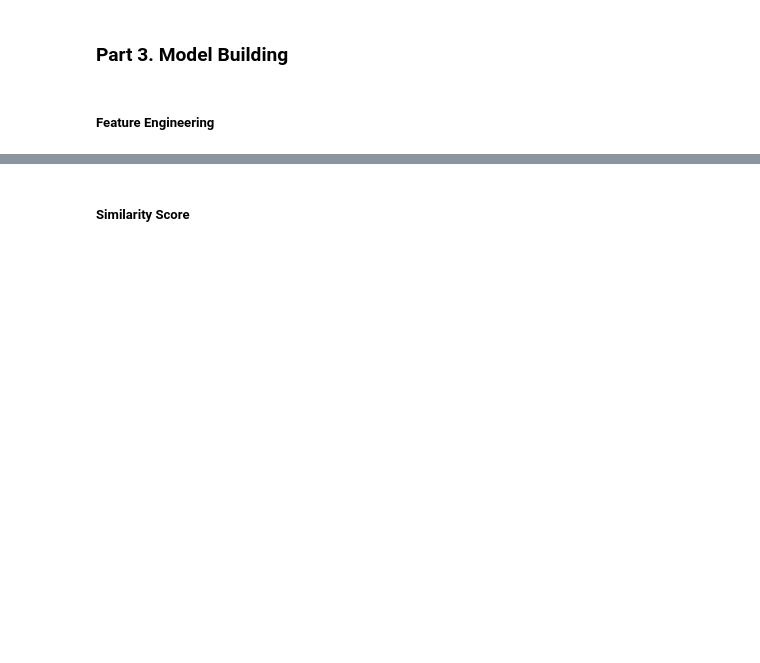
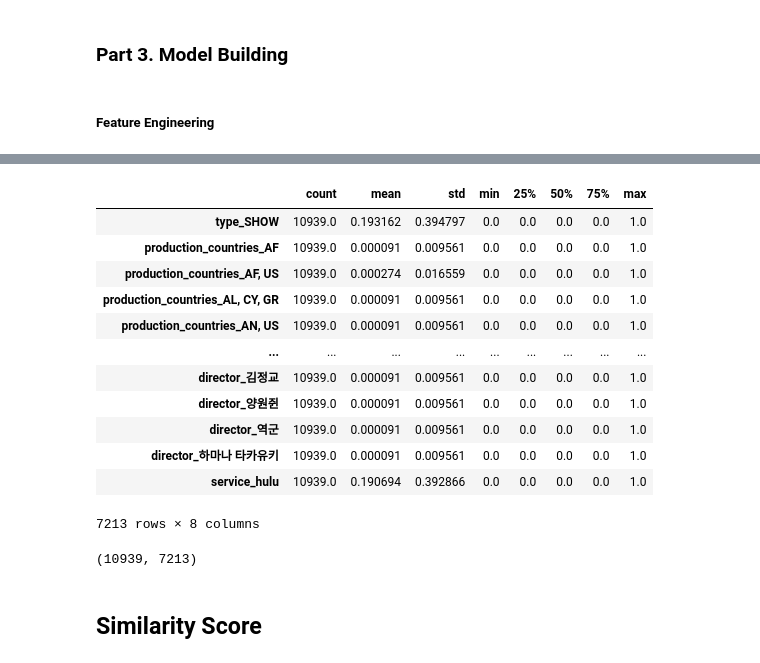
Before and after one commit to aprativ/Capstone-Project, a Jupyter notebook: movies.ipynb, the cells around one changed output, grey strips where cells are left out. Drawn from its saved outputs; the diff is of its cells as text; code cells hidden in the pictures; blank space fills up the shorter version.

```diff
--- a/movies.ipynb
+++ b/movies.ipynb
@@ -386,4 +417,9 @@ Index(['id', 'title', 'type', 'description', 'release_year',
+# %%
+df.drop(['id', 'imdb_id','person_id'], axis=1, inplace=True)
 # %% [markdown]
 ### Part 3. Model Building
 # %% [markdown]
 #####  Feature Engineering
+# %%
+df.set_index('title', inplace=True)
+df.head()
@@ -389,0 +435,6 @@ Index(['id', 'title', 'type', 'description', 'release_year',
+# %%
+df_new=df[['type','production_countries','genre_0','director','release_year','service']]
+# %%
+dummies = pd.get_dummies(df_new[['type', 'production_countries', 'genre_0','director','release_year','service']], drop_first=True)
+df_movies_dum = pd.concat([df_new, dummies], axis=1)
+df_movies_dum.drop(['type', 'production_countries', 'genre_0','director','release_year','service'], axis=1, inplace=True)
@@ -389,0 +452,23 @@ Index(['id', 'title', 'type', 'description', 'release_year',
+# %%
+scaler = MinMaxScaler()
+df_scaled = scaler.fit_transform(df_movies_dum)
+df_scaled = pd.DataFrame(df_scaled, columns=[df_movies_dum.columns])
+df_scaled.describe().T
+# %% [output]
+|  | count | mean | std | min | 25% | 50% | 75% | max |
+| type_SHOW | 10939.0 | 0.193162 | 0.394797 | 0.0 | 0.0 | 0.0 | 0.0 | 1.0 |
+| production_countries_AF | 10939.0 | 0.000091 | 0.009561 | 0.0 | 0.0 | 0.0 | 0.0 | 1.0 |
+| production_countries_AF, US | 10939.0 | 0.000274 | 0.016559 | 0.0 | 0.0 | 0.0 | 0.0 | 1.0 |
+| production_countries_AL, CY, GR | 10939.0 | 0.000091 | 0.009561 | 0.0 | 0.0 | 0.0 | 0.0 | 1.0 |
+| production_countries_AN, US | 10939.0 | 0.000091 | 0.009561 | 0.0 | 0.0 | 0.0 | 0.0 | 1.0 |
+| ... | ... | ... | ... | ... | ... | ... | ... | ... |
+| director_김정교 | 10939.0 | 0.000091 | 0.009561 | 0.0 | 0.0 | 0.0 | 0.0 | 1.0 |
+| director_양원쥔 | 10939.0 | 0.000091 | 0.009561 | 0.0 | 0.0 | 0.0 | 0.0 | 1.0 |
+| director_역군 | 10939.0 | 0.000091 | 0.009561 | 0.0 | 0.0 | 0.0 | 0.0 | 1.0 |
+| director_하마나 타카유키 | 10939.0 | 0.000091 | 0.009561 | 0.0 | 0.0 | 0.0 | 0.0 | 1.0 |
+| service_hulu | 10939.0 | 0.190694 | 0.392866 | 0.0 | 0.0 | 0.0 | 0.0 | 1.0 |
+7213 rows × 8 columns
+# %%
+df_scaled.shape
+# %% [output]
+(10939, 7213)
@@ -390,2 +489,2 @@ Index(['id', 'title', 'type', 'description', 'release_year',
 # %% [markdown]
-##### Similarity Score
+## Similarity Score
```
Also changed, not shown: parts of 18 cells of this notebook.
